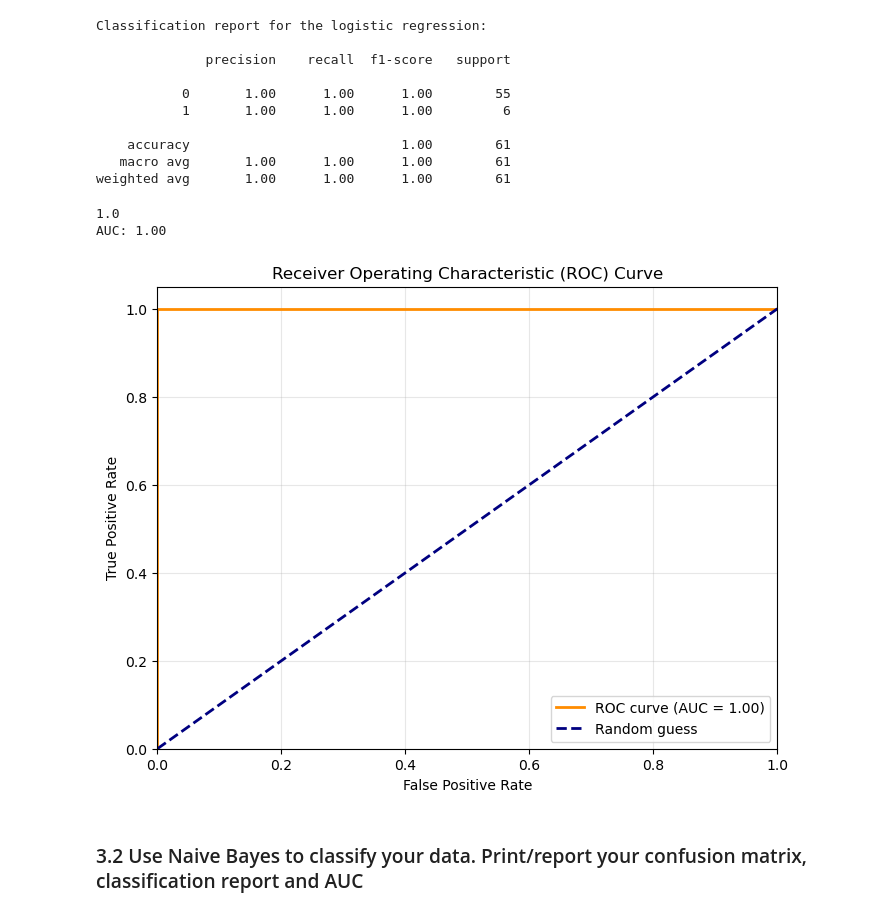
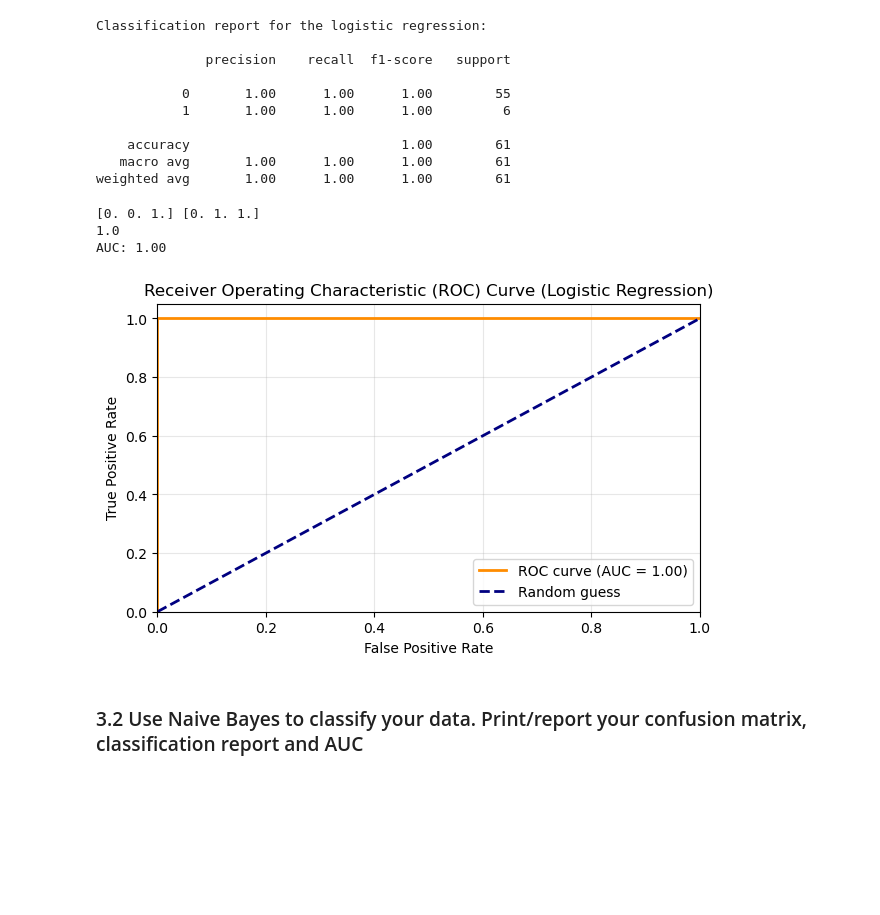
Before and after one commit to buddhathapa12/PrespectiveOnDataScience, a Jupyter notebook: ClassificationAnalysis/E923Q669_CS746_HW5_Classification.ipynb, the cells around one changed output. Drawn from its saved outputs; the diff is of its cells as text; code cells hidden in the pictures; blank space fills up the shorter version.

Commit message:
Worked on logistic regression AUC curve plot

```diff
--- a/ClassificationAnalysis/E923Q669_CS746_HW5_Classification.ipynb
+++ b/ClassificationAnalysis/E923Q669_CS746_HW5_Classification.ipynb
@@ -310,28 +310,30 @@ Classification report for the logistic regression:
    macro avg       1.00      1.00      1.00        61
 weighted avg       1.00      1.00      1.00        61
 # %%
-# # Compute ROC curve and AUC score
-# fpr, tpr, thresholds = roc_curve(y_test, y_predicted_lr)
-# roc_auc = auc(fpr, tpr)
-# print(roc_auc)
+# Compute ROC curve and AUC score
+fpr, tpr, thresholds = roc_curve(y_test, y_predicted_lr)
+print(fpr, tpr)
+roc_auc = auc(fpr, tpr)
+print(roc_auc)
 
-# # Print and plot
-# print(f"AUC: {roc_auc:.2f}")
-# plt.figure(figsize=(8, 6))
-# plt.plot(fpr, tpr, color='darkorange', lw=2, label=f"ROC curve (AUC = {roc_auc:.2f})")
-# plt.plot([0, 1], [0, 1], color='navy', lw=2, linestyle='--', label="Random guess")
-# plt.xlim([0.0, 1.0])
-# plt.ylim([0.0, 1.05])
-# plt.xlabel("False Positive Rate")
-# plt.ylabel("True Positive Rate")
-# plt.title("Receiver Operating Characteristic (ROC) Curve")
-# plt.legend(loc="lower right")
-# plt.grid(alpha=0.3)
-# plt.show()
+# Print and plot
+print(f"AUC: {roc_auc:.2f}")
+plt.figure(figsize=(7, 4))
+plt.plot(fpr, tpr, color='darkorange', lw=2, label=f"ROC curve (AUC = {roc_auc:.2f})")
+plt.plot([0, 1], [0, 1], color='navy', lw=2, linestyle='--', label="Random guess")
+plt.xlim([0.0, 1.0])
+plt.ylim([0.0, 1.05])
+plt.xlabel("False Positive Rate")
+plt.ylabel("True Positive Rate")
+plt.title("Receiver Operating Characteristic (ROC) Curve (Logistic Regression)")
+plt.legend(loc="lower right")
+plt.grid(alpha=0.3)
+plt.show()
 # %% [output]
+[0. 0. 1.] [0. 1. 1.]
 1.0
 AUC: 1.00
-[figure, old version]
+[figure, new version]
 # %% [markdown]
 ### 3.2 Use Naive Bayes to classify your data. Print/report your confusion matrix, classification report and AUC
 # %%
```
